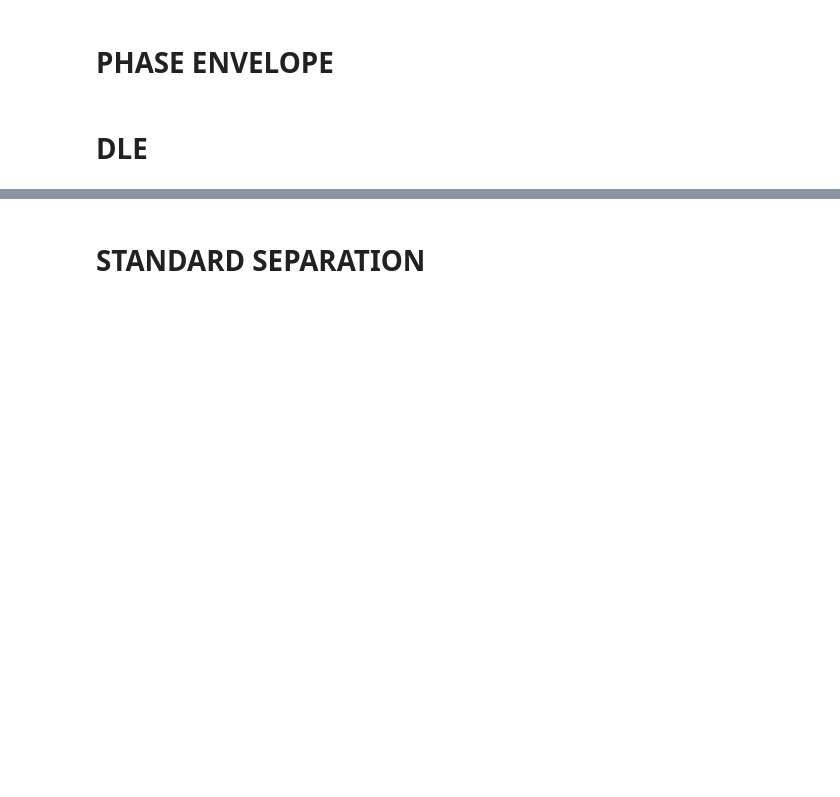
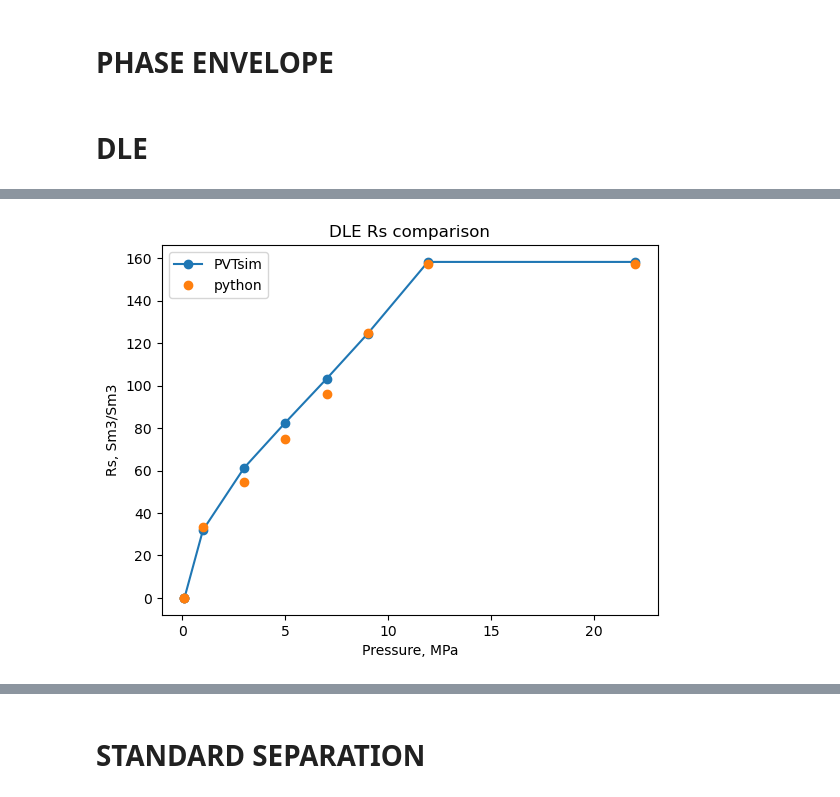
Before and after one commit to SidorenkoDD/BlackBoxFluid, a Jupyter notebook: code/tests2.ipynb, the cells around one changed output, grey strips where cells are left out. Drawn from its saved outputs; the diff is of its cells as text; code cells hidden in the pictures; blank space fills up the shorter version.

```diff
--- a/code/tests2.ipynb
+++ b/code/tests2.ipynb
@@ -498,0 +537,4 @@ dle_result.view_gas_compositions(model1.experiments.DLE.result)
+# %%
+x = list(model1.experiments.DLE.result.rs)
+x.reverse()
+x
@@ -498,0 +551,13 @@ dle_result.view_gas_compositions(model1.experiments.DLE.result)
+# %%
+rs_reversed = list(model1.experiments.DLE.result.rs).reverse()
+plt.plot(pvtsim_pres, pvtsim_rs, label = 'PVTsim', marker = 'o', linestyle = '-')
+plt.plot(model1.experiments.DLE.result.pressure_arr, x, label = 'python', marker = 'o', linestyle = '')
+
+plt.xlabel('Pressure, MPa')
+plt.ylabel('Rs, Sm3/Sm3')
+plt.legend()
+plt.title('DLE Rs comparison')
+
+plt.show()
+# %% [output]
+[figure, added]
```
Also changed, not shown: parts of 28 cells of this notebook, 1 other file.
